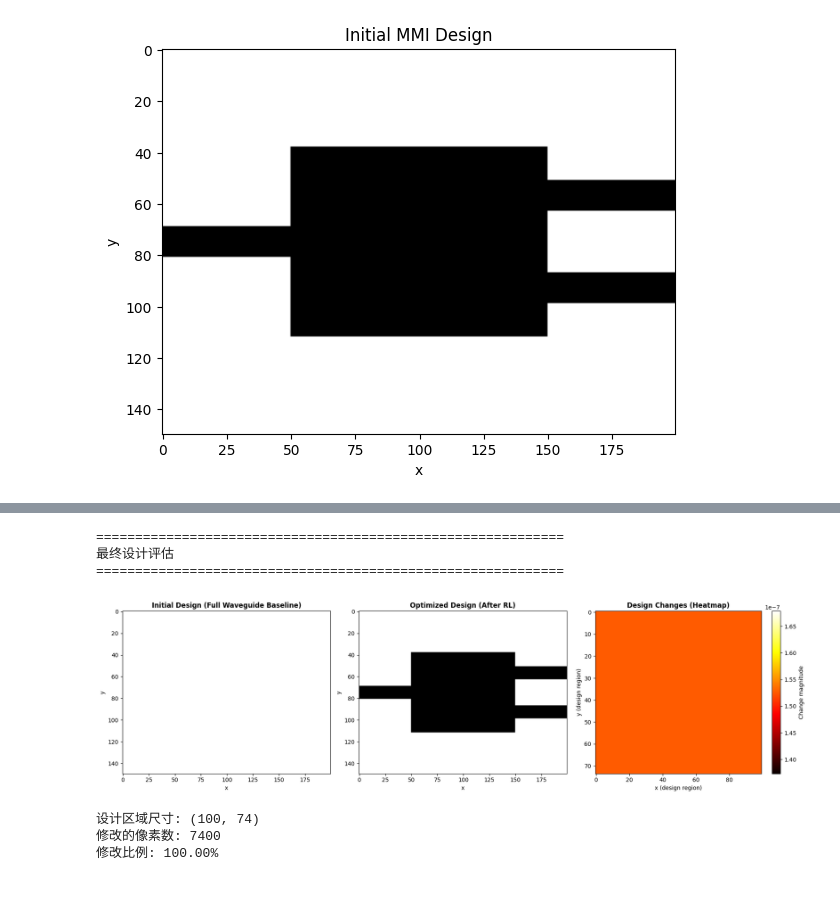
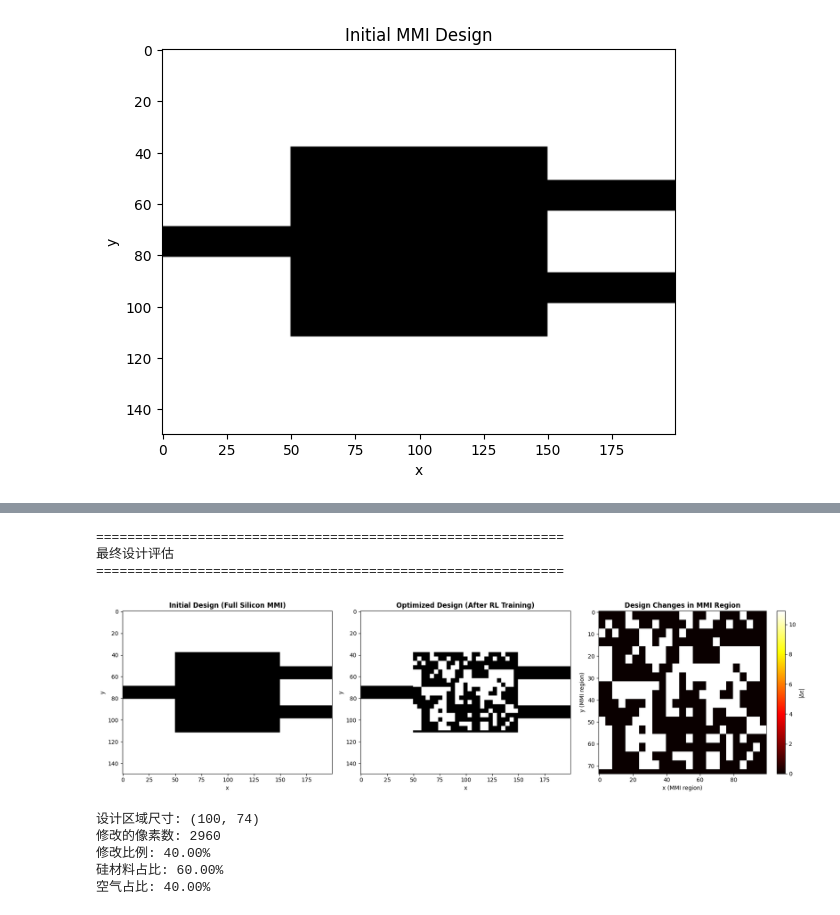
Before and after one commit to xsdgm/nixiangsheji, a Jupyter notebook: training/MMI.ipynb, the cells around one changed output, grey strips where cells are left out. Drawn from its saved outputs; the diff is of its cells as text; code cells hidden in the pictures.

```diff
--- a/training/MMI.ipynb
+++ b/training/MMI.ipynb
@@ -374,7 +561,7 @@ print("最终设计评估")
 print("=" * 60)
 
 # ✅ 正确方法：从训练后的环境中直接获取优化设计
-env_unwrapped = vec_env.envs[0].unwrapped
+env_unwrapped = vec_env_fine.envs[0].unwrapped
 optimized_design = env_unwrapped.state.copy()  # 训练后的设计
 
 # 创建初始设计用于对比（全硅MMI区域）
@@ -397,34 +584,36 @@ axes[0].set_ylabel('y')
 
 # 优化后的设计（完整结构）
 epsr_final = env_unwrapped.epsr_init.copy()
 epsr_final[mmi_x_start:mmi_x_end, mmi_y_start:mmi_y_end] = optimized_design
 
 axes[1].imshow(np.sqrt(epsr_final.T), cmap='Greys', aspect='auto')
 axes[1].set_title('Optimized Design (After RL Training)', fontsize=12, fontweight='bold')
 axes[1].set_xlabel('x')
 axes[1].set_ylabel('y')
 
 # 设计区域的变化（只显示MMI区域）
 difference = np.abs(optimized_design - initial_design)
 im = axes[2].imshow(difference.T, cmap='hot', aspect='auto')
 axes[2].set_title('Design Changes in MMI Region', fontsize=12, fontweight='bold')
 axes[2].set_xlabel('x (MMI region)')
 axes[2].set_ylabel('y (MMI region)')
 plt.colorbar(im, ax=axes[2], label='|Δε|')
 
 plt.tight_layout()
 plt.show()
 
 print(f"\n设计区域尺寸: {optimized_design.shape}")
 print(f"修改的像素数: {np.sum(difference > 0.1)}")  # 使用阈值避免浮点误差
 print(f"修改比例: {np.sum(difference > 0.1) / difference.size * 100:.2f}%")
 print(f"硅材料占比: {np.sum(optimized_design >= epsr_si * 0.9) / optimized_design.size * 100:.2f}%")
 print(f"空气占比: {np.sum(optimized_design <= epsr_background * 1.1) / optimized_design.size * 100:.2f}%")
 # %% [output]
 ============================================================
 最终设计评估
 ============================================================
-[figure, old version]
+[figure, new version]
 设计区域尺寸: (100, 74)
-修改的像素数: 7400
-修改比例: 100.00%
+修改的像素数: 2960
+修改比例: 40.00%
+硅材料占比: 60.00%
+空气占比: 40.00%
```
Also changed, not shown: parts of 9 cells of this notebook.
